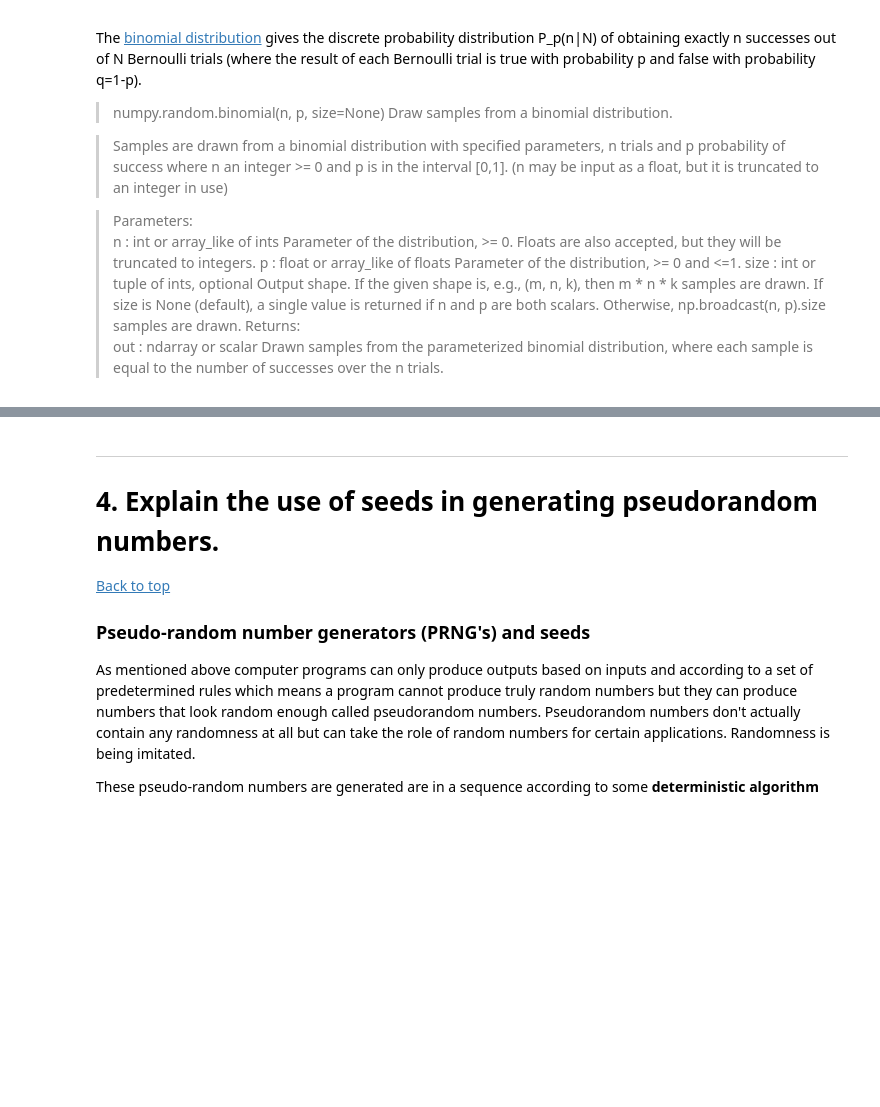
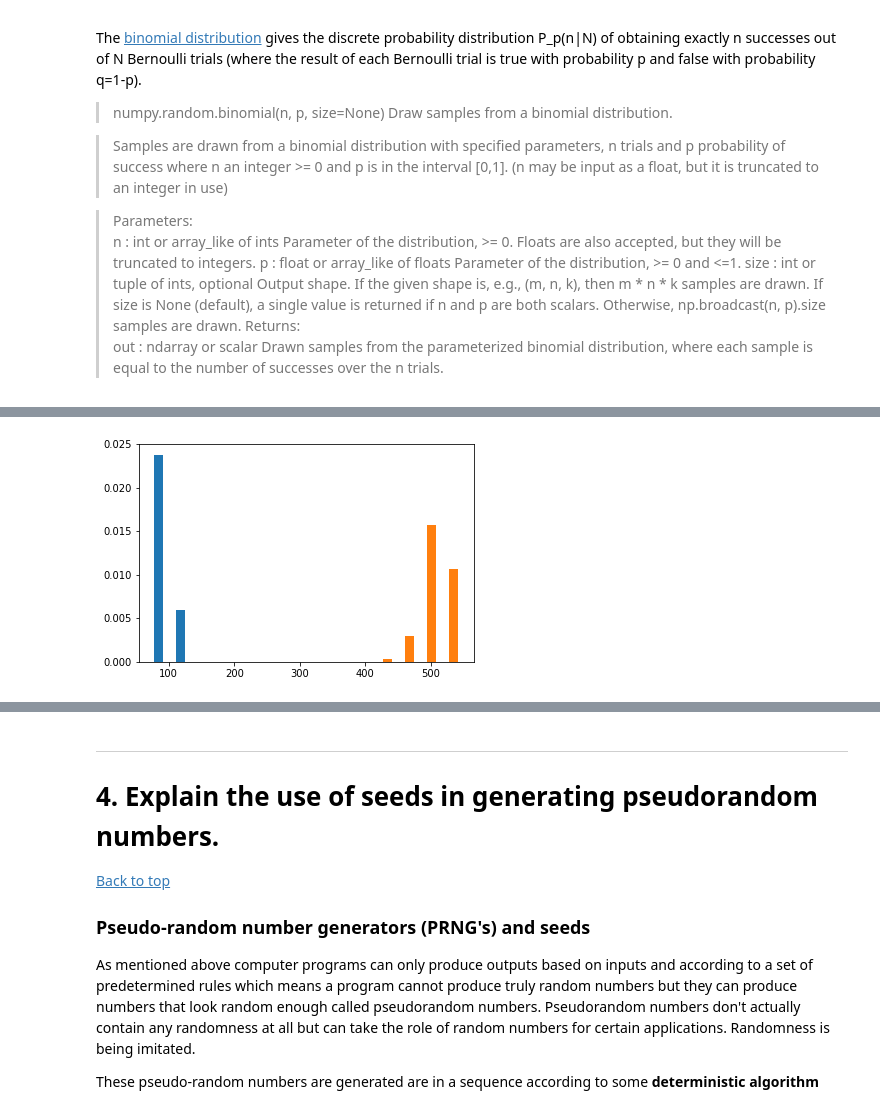
Before and after one commit to angela1C/Programming-for-Data-Analysis-numpy.random-project-2019, a Jupyter notebook: NumpyRandom.ipynb, the cells around one changed output, grey strips where cells are left out. Saved outputs shown, nothing was run; the diff lists cells and outputs as text; code cells hidden in the pictures; blank space fills up the shorter version.

```diff
--- a/NumpyRandom.ipynb
+++ b/NumpyRandom.ipynb
@@ -1524,0 +1592,5 @@ A poisson process is a model for a series of discrete events where the average t
+# %%
+s = np.random.poisson(lam=(100., 500.), size=(100, 2)) # Draw each 100 values for lambda 100 and 500:
+count, bins, ignored = plt.hist(s, 14, density=True)
+# %% [output]
+[figure, added]
```
Also changed, not shown: parts of 8 cells of this notebook.
